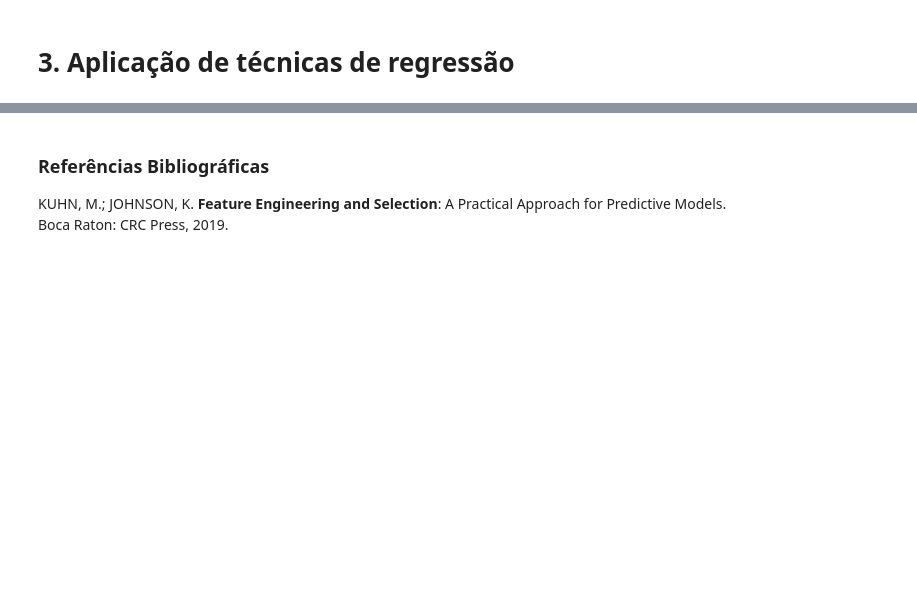
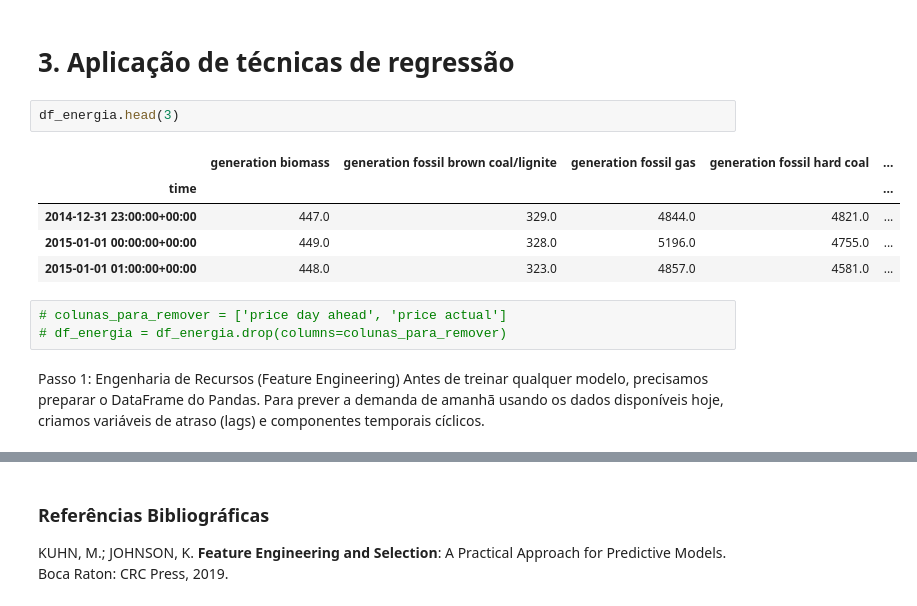
Before and after one commit to marcospsilv/Trabalho_2_Machine_Learning, a Jupyter notebook: notebooks/Main.ipynb, the cells around one changed output, grey strips where cells are left out. Drawn from its saved outputs; the diff is of its cells as text; blank space fills up the shorter version.

```diff
--- a/notebooks/Main.ipynb
+++ b/notebooks/Main.ipynb
@@ -814,4 +816,18 @@ Há 109582 valores ausentes (NaNs) em df_final.
 Há 0 linhas duplicadas em df_energy.
 # %% [markdown]
 # 3. Aplicação de técnicas de regressão
+# %%
+df_energia.head(3)
+# %% [output]
+|  | generation biomass | generation fossil brown coal/lignite | generation fossil gas | generation fossil hard coal | ... |
+| time |  |  |  |  | ... |
+| 2014-12-31 23:00:00+00:00 | 447.0 | 329.0 | 4844.0 | 4821.0 | ... |
+| 2015-01-01 00:00:00+00:00 | 449.0 | 328.0 | 5196.0 | 4755.0 | ... |
+| 2015-01-01 01:00:00+00:00 | 448.0 | 323.0 | 4857.0 | 4581.0 | ... |
+# %%
+# colunas_para_remover = ['price day ahead', 'price actual']
+# df_energia = df_energia.drop(columns=colunas_para_remover)
+# %% [markdown]
+Passo 1: Engenharia de Recursos (Feature Engineering)
+Antes de treinar qualquer modelo, precisamos preparar o DataFrame do Pandas. Para prever a demanda de amanhã usando os dados disponíveis hoje, criamos variáveis de atraso (lags) e componentes temporais cíclicos.
 # %%
```
Also changed, not shown: parts of 45 cells of this notebook.
